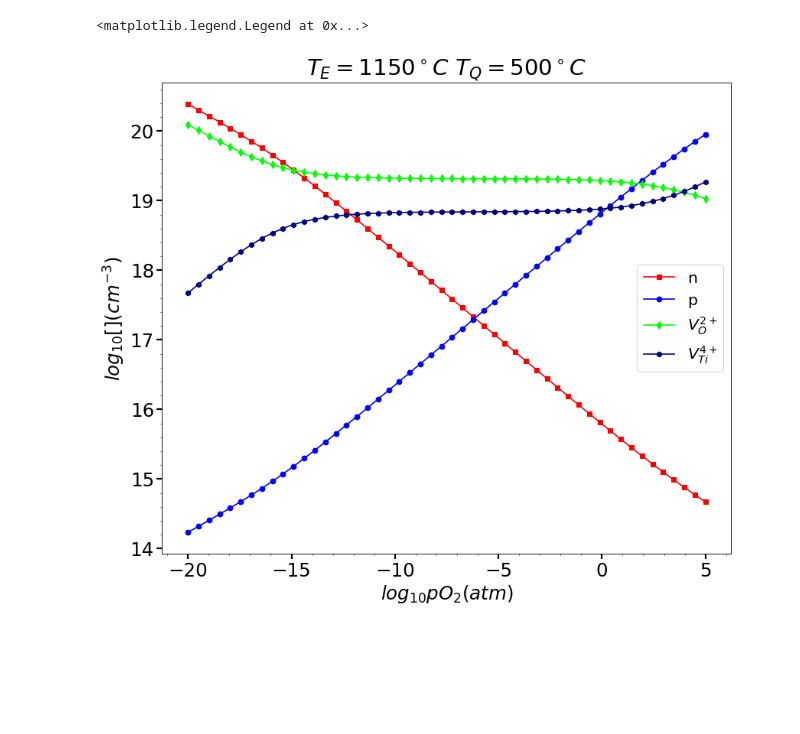
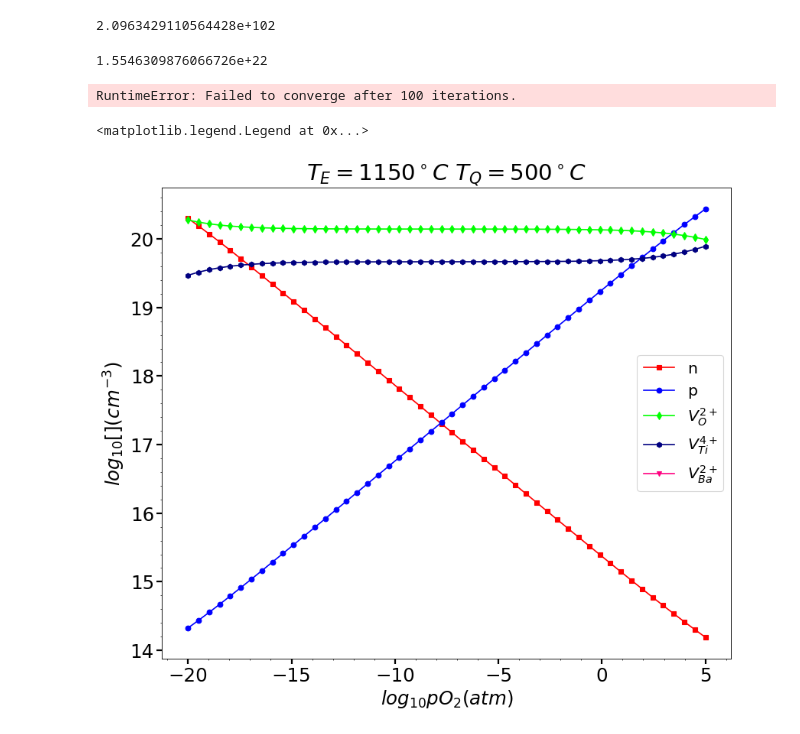
Before and after one commit to seonghwh/Defect-Structure, a Jupyter notebook: defect.ipynb, the cells around one changed output. Saved outputs shown, nothing was run; the diff lists cells and outputs as text; code cells hidden in the pictures; blank space fills up the shorter version.

```diff
--- a/defect.ipynb
+++ b/defect.ipynb
@@ -52,3 +52,11 @@ KS = (3.4E105)*np.exp(-2.795/(k*TK)) #acceptor and nominally undoped BaTiO3
 #Khydr_mol = 8.1*10**-9 #WASER, R. (1988). Solubility of Hydrogen Defects in Doped and Undoped BaTiO3. Journal of the American Ceramic Society, 71(1), 58–63. https://doi.org/10.1111/j.1151-2916.1988.tb05760.x
 # delS = -97.5
 # delH = -21700
+# %%
+KPSB = (1.15E22)**2*np.exp(10.15)*np.exp(-2.32/(k*TK))
+KPST = (1.15E22)**3*np.exp(8.06)*np.exp(-2.89/(k*TK))
+KFS = (1.15E22)**5*np.exp(10)*np.exp(-3.48/(k*TK))
+print(KPSB)
+print(KPST)
+print(KPSB*KPST)
+print(KFS)
@@ -55,3 +72,11 @@ KS = (3.4E105)*np.exp(-2.795/(k*TK)) #acceptor and nominally undoped BaTiO3
+# %%
+print((1.15E22)**5*np.exp(10)*np.exp(-3.48/(k*TK)))
+# %% [output]
+2.0963429110564428e+102
+# %%
+print(6.02/233.19*6.022E23)
+# %% [output]
+1.5546309876066726e+22
 # %%
 #for changing partial oxygen pressure
 for i in range(len(a)): # This part is for obtaining a full equilibirum defect structure at TK(TC)
@@ -60,7 +85,9 @@ for i in range(len(a)): # This part is for obtaining a full equilibirum defect s
     #CVO2_1 = (KR/(x**2)*(y**(-1/2))) # a converted form of oxygen vacancies
     #CVTi4_1 = (KS/(KR**3))**(1/2)*x**3*(y**(3/4)); # a converted form of cation vacancies
     def f(x):
-        return (x + 6*(KS/(KR**3))**(1/2)*x**3*(y**(3/4)) - (Ki/x) - 2*(KR/(x**2)*(y**(-1/2))))
+        # return (x + 2*KPT/(KR/((x**2)*(y**1/2))) + 4*(KS/KPT)*(((x**2)*(y**1/2))/KR)**2 - (Ki/x) - 2*KR/((x**2)*(y**(1/2))))
+        # return (x + 6*(KS/(KR**3))**(1/2)*x**3*(y**(3/4)) - (Ki/x) - 2*(KR/(x**2)*(y**(-1/2))))
+        return (x + 6*(KPSB*KPST/(KR**3))**(1/2)*x**3*(y**(3/4)) - (Ki/x) - 2*(KR/(x**2)*(y**(-1/2))))
         # return (x + 2*Cmgt_1 + Cacc_1 + 6*(KS/(KR**3))**(1/2)*x**3*(y**(3/4)) - (Ki/x) - 2*(KR/(x**2)*(y**(-1/2))))
         # return (x + 2*Cmgt_1 + Cacc_1 - (Ki/x) - 2*(KR/(x**2)*(y**(-1/2))))
     # eqn1 = x + 2*Cmgt_1 + Cacc_1 + 6*CVTi4_1 - (Ki/x) - 2*CVO2_1 - Cyt_1 # the total charge nuetrality equation
@@ -71,32 +98,58 @@ for i in range(len(a)): # This part is for obtaining a full equilibirum defect s
     # sol1 = solveset(eqn1,x,domain=S.Reals)
     n[i] = np.array(sol1).astype(np.float64) # a concentration of electron
     CVO2[i] = KR/(n[i]**2)*(y**(-1/2)); # a concentration of oxygen vacancies (Reduction reaction)
-    CVTi4[i] = ((KS/(KR**3))**(1/2))*(n[i]**3)*(y**(3/4)) # a concentration of cation vacancies (Schottky reaction)
+    # CVBa2[i] = KPT/(KR/n[i]**2*y**1/2)
+    # CVO2_1[i] = KPT/CVBa2[i]
+    # CVTi4[i] = KS/KPT*(n[i]**2*y**1/2/KR)**2
+    CVTi4[i] = ((KPSB*KPST/(KR**3))**(1/2))*(n[i]**3)*(y**(3/4)) # a concentration of cation vacancies (Schottky reaction)
+# %%
+for i in range(len(a)):
+    y = a[i] # log(oxygen partial pressure in atm)
+    def f(x): # x = oxygen vacancy concentration
+        return (Ki/(KR/(x*y**1/2))**1/2 + 2*x - (KR/(x*y**1/2))**1/2 - 2*KPT/x - 4*KPB/(x**2))
+    sol1 = brentq(f,1,1E40)
+    CVO2[i] = np.array(sol1).astype(np.float64)
+    n[i] = (KR/(CVO2[i]*y**1/2))**1/2
+    CVBa2[i] = KPT/CVO2[i]
+    CVTi4[i] = KPB/CVO2[i]
+# %%
+for i in range(len(a)):
+    y = a[i] # log(oxygen partial pressure in atm)
+    def f(x):# x = electron concentration
+        return (x + 2*(KPT/KR)*(x**2)*(y**1/2) + 4*(KPB/(KR**2))*(x**4)*y - (Ki/x) - 2*KR/((x**2)*(y**1/2)))
+    sol1 = brentq(f,1,1E30)
+    n[i] = np.array(sol1).astype(np.float64) # a concentration of electron
+    CVO2[i] = KR/((n[i]**2)*(y**1/2))
+    CVBa2[i] = (KPT/KR)*(n[i]**2)*(y**1/2)
+    CVTi4[i] = (KPB/(KR**2))*(n[i]**4)*y
+# %% [output]
+RuntimeError: Failed to converge after 100 iterations.
 # %%
 import numpy as np
 import matplotlib.pyplot as plt
 import matplotlib
 
 fig = plt.figure(figsize=(12, 10), dpi=80)
 ax1= plt.subplot(111)
 # plt.yscale('symlog',subsy=[2, 3, 4, 5, 6, 7, 8, 9])
 ax1.set_title(r"$T_E = $" +str(TC)+"$^\circ C\/\/T_Q = $" +str(TQC) +"$^\circ C $")
 # ax1.set_ylim(ymin=0, ymax=1.5E6)
 # ax1.set_xlim(xmin=0, xmax=) # set x limits if needed
 matplotlib.rcParams.update({'font.size': 22})
 ax1.tick_params(length=6, width=2)
 ax1.minorticks_on()
 ax1.plot(np.log10(a),np.log10(n), marker='s',c =[255/255, 0/255, 0/255], label=r'n')
 ax1.plot(np.log10(a),np.log10(Ki/n),marker='o', c =[0/255, 0/255, 255/255], label = r'p')
 ax1.plot(np.log10(a),np.log10(CVO2),marker='d',c =[0/255, 255/255, 0/255], label = r'$V_O^{2+}$')
 # ax1.plot(np.log10(a),np.log10(Cacc),marker='v', c =[255/255, 0/255, 255/255], label = r'$A_{Ti}^{1-}$')
 # ax1.plot(np.log10(a),np.log10(Cmgt),marker='+', c =[0/255, 255/255, 255/255], label = r'$Mg_{Ti}^{2-}$')
 # ax1.plot(np.log10(a),np.log10(Cyt),marker='*', c =[0/255, 0/255, 0/255], label = r'$Y_{Ba}^{1+}$' )
 ax1.plot(np.log10(a),np.log10(CVTi4),marker='h', c =[0/255, 0/255, 128/255], label = r'$V_{Ti}^{4+}$')
+ax1.plot(np.log10(a),np.log10(CVBa2),marker='v', c =[255/255, 0/255, 128/255], label = r'$V_{Ba}^{2+}$')
 # ax1.plot(np.log10(a),np.log10(COHO),marker='s', c =[128/255, 0/255, 128/255], label = r'$H^{1+}$')
 ax1.set_xlabel(r'$log_{10} \mathit{p}O_2 (atm)$')
 ax1.set_ylabel(r'$log_{10} [ ] (cm^{-3})$')
 ax1.legend(loc='best',fontsize='small')
 # %% [output]
 <matplotlib.legend.Legend at 0x...>
-[figure, old version]
+[figure, new version]
```
Also changed, not shown: parts of 2 cells of this notebook, 1 other file.
